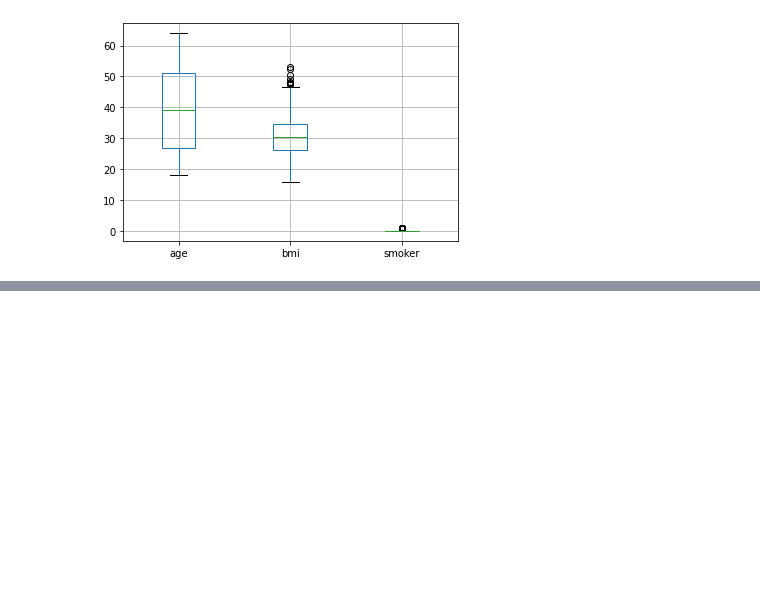
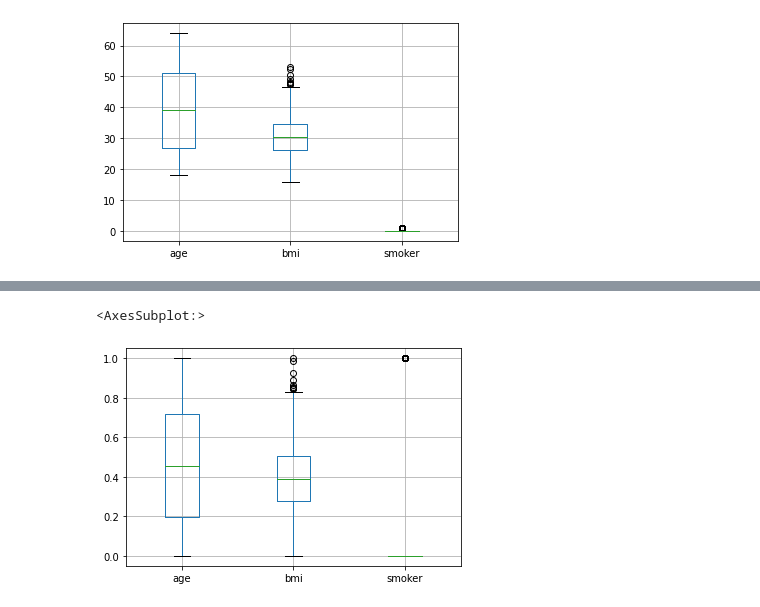
Before and after one commit to DPY401T/intro-to-ml, a Jupyter notebook: Regression Problem/medical_cost_per_individual.ipynb, the cells around one changed output, grey strips where cells are left out. Drawn from its saved outputs; the diff is of its cells as text; code cells hidden in the pictures; blank space fills up the shorter version.

Commit message:
[UPDATE] Step 2: Scalling our data

```diff
--- a/Regression Problem/medical_cost_per_individual.ipynb
+++ b/Regression Problem/medical_cost_per_individual.ipynb
@@ -118,0 +135,13 @@ df.boxplot(column=['age','bmi','smoker'])
+# %%
+from sklearn.preprocessing import MinMaxScaler
+
+data_scaler = MinMaxScaler()
+
+scaled_data = data_scaler.fit_transform(df.to_numpy())
+# %%
+scaled_data = pd.DataFrame(scaled_data,columns=['age','sex','bmi','children','smoker','charges','region_northeast','region_northwest','region_southeast', 'region_southwest'])
+# %%
+scaled_data.boxplot(column=['age','bmi','smoker'])
+# %% [output]
+<AxesSubplot:>
+[figure, added]
```
Also changed, not shown: parts of 4 cells of this notebook.
